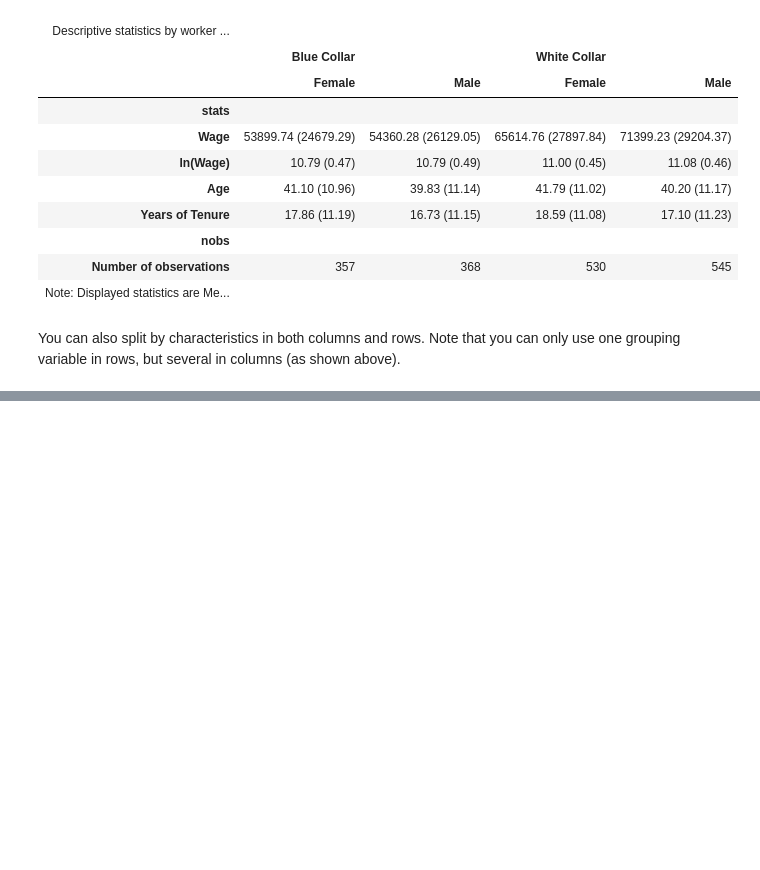
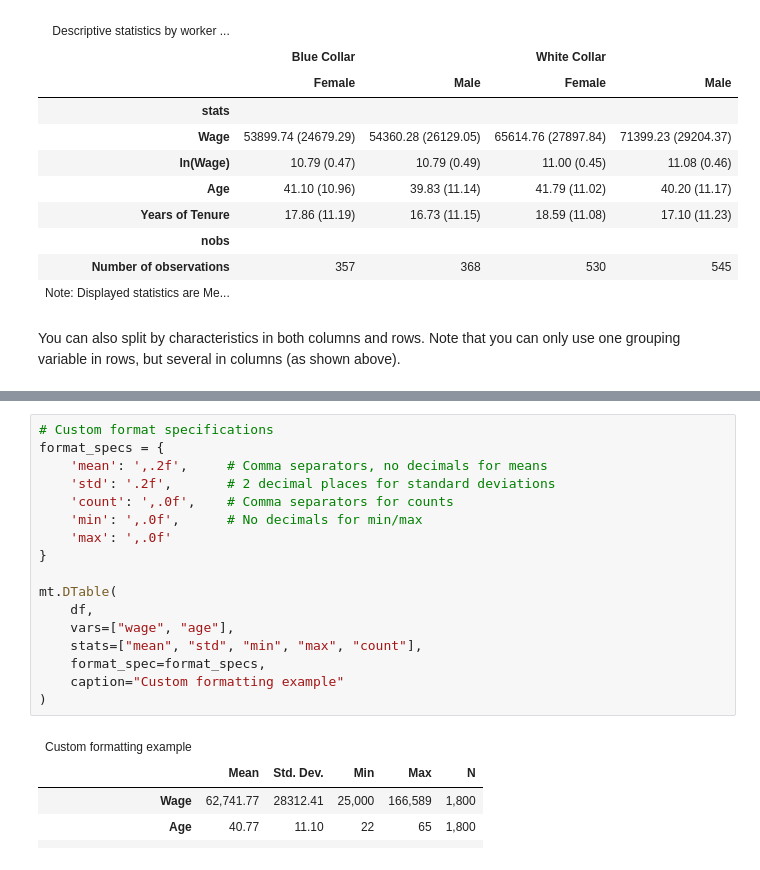
Before and after one commit to dsliwka/maketables, a Jupyter notebook: DTable.ipynb, the cells around one changed output, grey strips where cells are left out. Drawn from its saved outputs; the diff is of its cells as text; blank space fills up the shorter version.

Commit message:
Custom formatting for DTable

```diff
--- a/DTable.ipynb
+++ b/DTable.ipynb
@@ -152,0 +164,23 @@ mt.DTable(
+# %%
+# Custom format specifications
+format_specs = {
+    'mean': ',.2f',     # Comma separators, no decimals for means
+    'std': '.2f',       # 2 decimal places for standard deviations
+    'count': ',.0f',    # Comma separators for counts
+    'min': ',.0f',      # No decimals for min/max
+    'max': ',.0f'
+}
+
+mt.DTable(
+    df,
+    vars=["wage", "age"],
+    stats=["mean", "std", "min", "max", "count"],
+    format_spec=format_specs,
+    caption="Custom formatting example"
+)
+# %% [output]
+| Custom formatting example |  |  |  |  |  |
+|  | Mean | Std. Dev. | Min | Max | N |
+| Wage | 62,741.77 | 28312.41 | 25,000 | 166,589 | 1,800 |
+| Age | 40.77 | 11.10 | 22 | 65 | 1,800 |
+|  |  |  |  |  |  |
```
Also changed, not shown: parts of 5 cells of this notebook, 6 other files.
